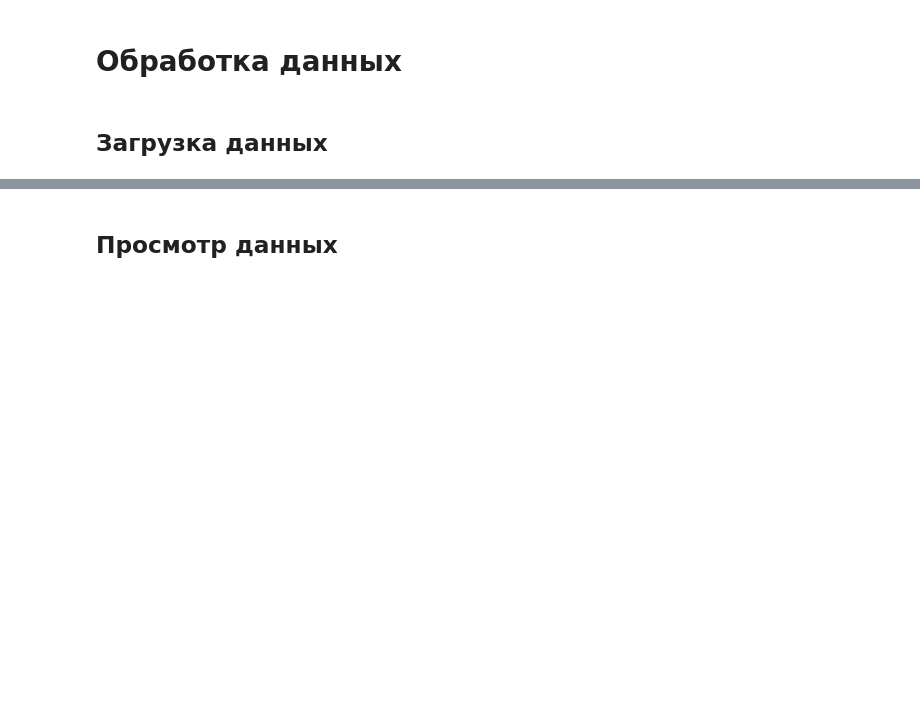
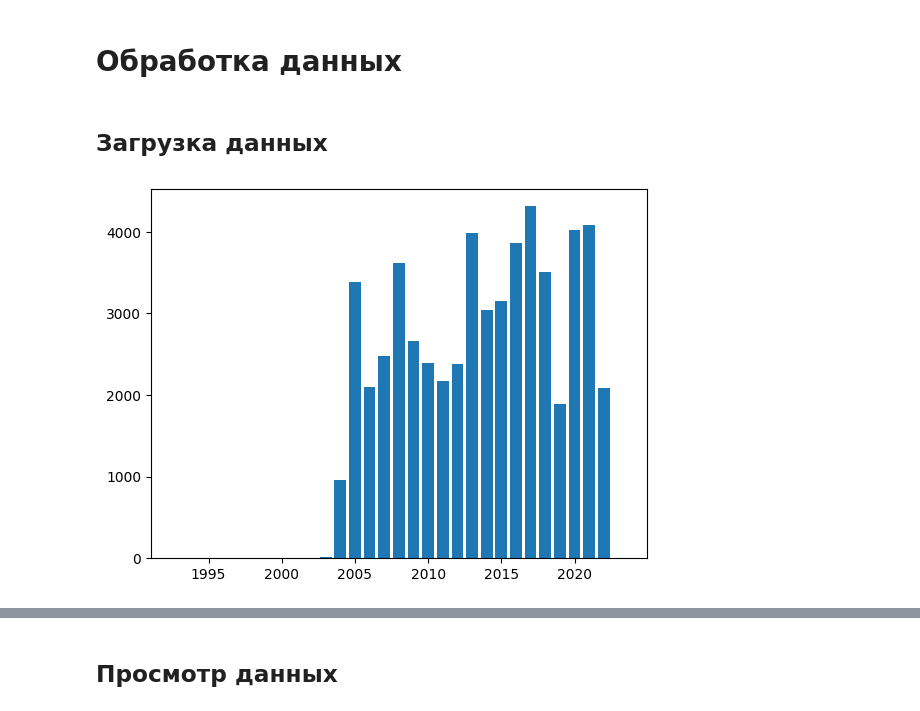
Before and after one commit to zibestr/AI-Hackathon-SFD, a Jupyter notebook: main.ipynb, the cells around one changed output, grey strips where cells are left out. Drawn from its saved outputs; the diff is of its cells as text; code cells hidden in the pictures; blank space fills up the shorter version.

Commit message:
churn by years

```diff
--- a/main.ipynb
+++ b/main.ipynb
@@ -11,6 +15,11 @@ seed = 739
 train_df = pd.read_csv('data/train.csv', delimiter=',')
 # cntrbtrs = pd.read_csv('data/cntrbtrs.csv', delimiter=';')
 # trnsctns = pd.read_csv('data/trnsctns.csv', delimiter=';')
+# %%
+plt.bar(x=sorted(train_df["year"].unique()), height=train_df.groupby("year")["churn"].sum())
+plt.show()
+# %% [output]
+[figure, added]
 # %%
 from IPython.display import display
 
```
Also changed, not shown: parts of 5 cells of this notebook.
